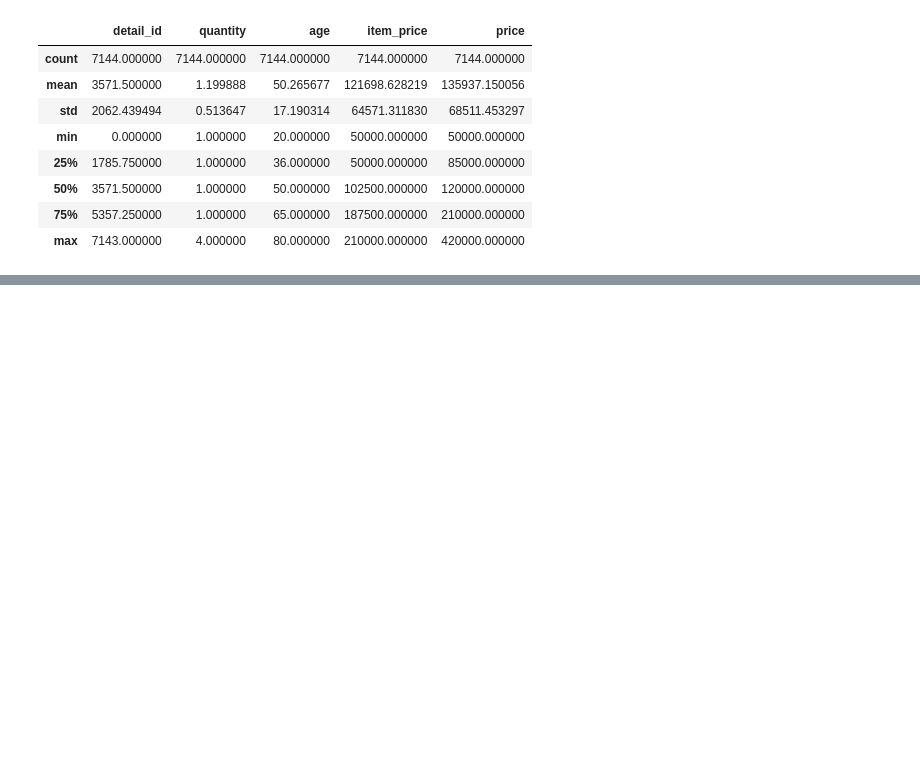
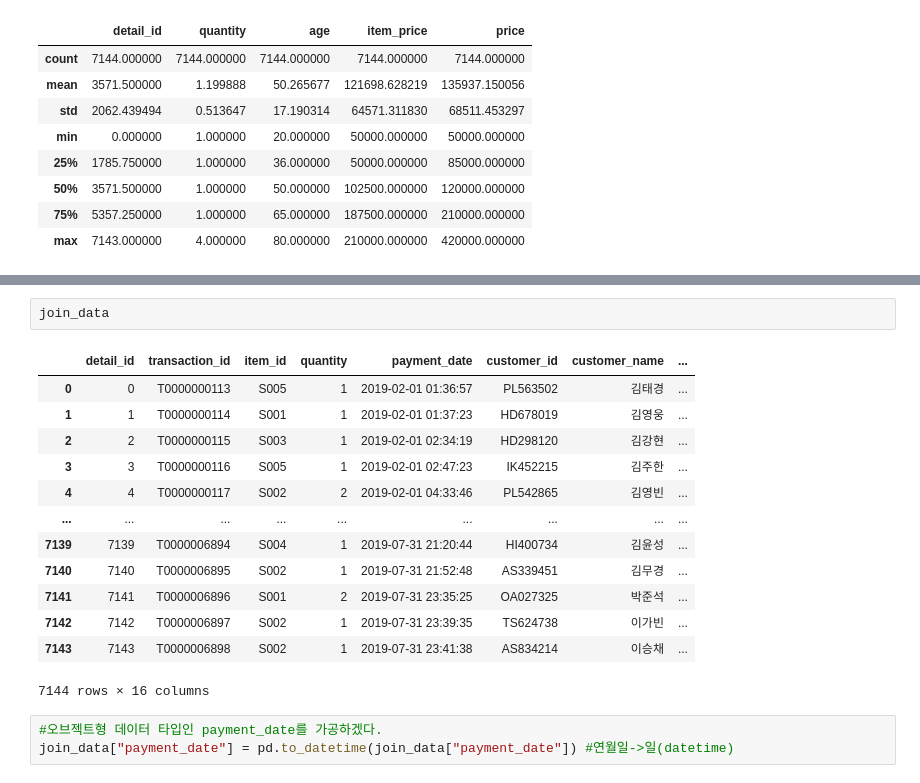
Before and after one commit to wonjae124/python, a Jupyter notebook: 파이썬_데이터분석_실무테크닉_1장.ipynb, the cells around one changed output, grey strips where cells are left out. Drawn from its saved outputs; the diff is of its cells as text; blank space fills up the shorter version.

```diff
--- a/파이썬_데이터분석_실무테크닉_1장.ipynb
+++ b/파이썬_데이터분석_실무테크닉_1장.ipynb
@@ -176,0 +206,19 @@ join_data.describe()
+# %%
+join_data
+# %% [output]
+|  | detail_id | transaction_id | item_id | quantity | payment_date | customer_id | customer_name | ... |
+| 0 | 0 | T0000000113 | S005 | 1 | 2019-02-01 01:36:57 | PL563502 | 김태경 | ... |
+| 1 | 1 | T0000000114 | S001 | 1 | 2019-02-01 01:37:23 | HD678019 | 김영웅 | ... |
+| 2 | 2 | T0000000115 | S003 | 1 | 2019-02-01 02:34:19 | HD298120 | 김강현 | ... |
+| 3 | 3 | T0000000116 | S005 | 1 | 2019-02-01 02:47:23 | IK452215 | 김주한 | ... |
+| 4 | 4 | T0000000117 | S002 | 2 | 2019-02-01 04:33:46 | PL542865 | 김영빈 | ... |
+| ... | ... | ... | ... | ... | ... | ... | ... | ... |
+| 7139 | 7139 | T0000006894 | S004 | 1 | 2019-07-31 21:20:44 | HI400734 | 김윤성 | ... |
+| 7140 | 7140 | T0000006895 | S002 | 1 | 2019-07-31 21:52:48 | AS339451 | 김무경 | ... |
+| 7141 | 7141 | T0000006896 | S001 | 2 | 2019-07-31 23:35:25 | OA027325 | 박준석 | ... |
+| 7142 | 7142 | T0000006897 | S002 | 1 | 2019-07-31 23:39:35 | TS624738 | 이가빈 | ... |
+| 7143 | 7143 | T0000006898 | S002 | 1 | 2019-07-31 23:41:38 | AS834214 | 이승채 | ... |
+7144 rows × 16 columns
+# %%
+#오브젝트형 데이터 타입인 payment_date를 가공하겠다.
+join_data["payment_date"] = pd.to_datetime(join_data["payment_date"]) #연월일->일(datetime)
```
Also changed, not shown: parts of 15 cells of this notebook.
